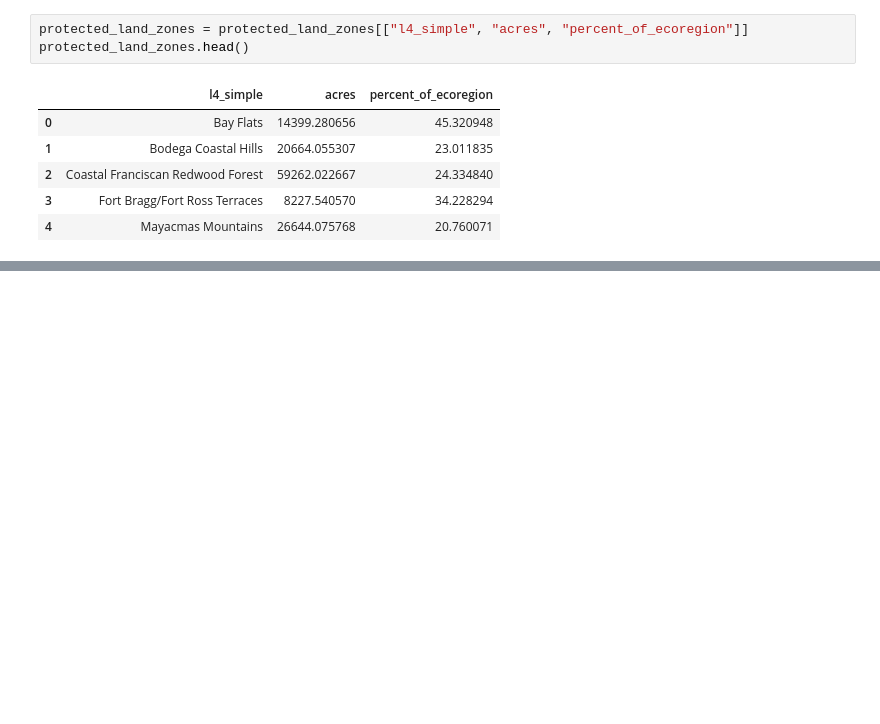
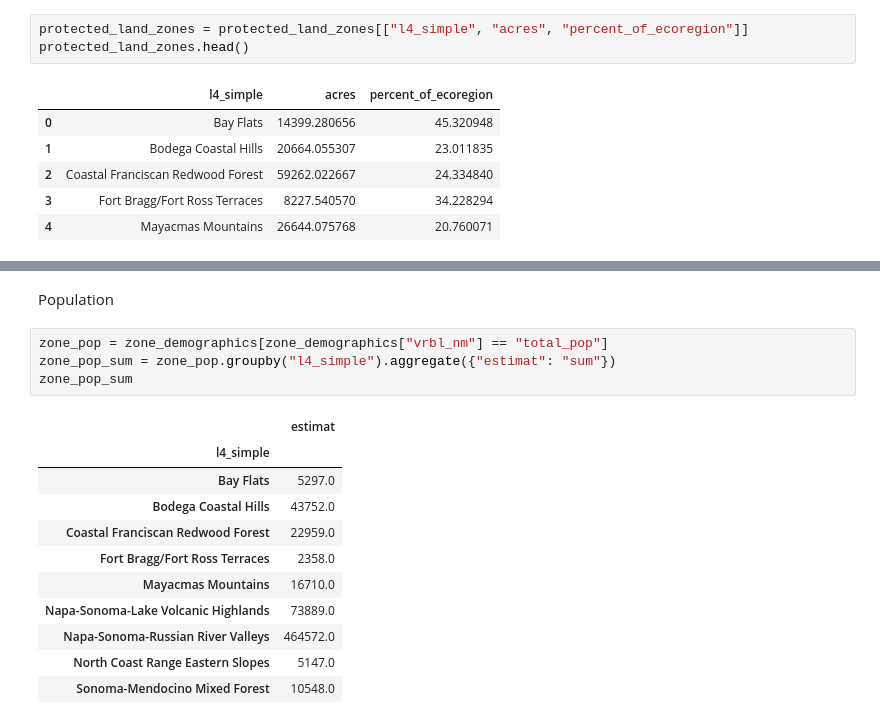
Before and after one commit to acmarley-erg/soco_resilience, a Jupyter notebook: py/zone_stats.ipynb, the cells around one changed output, grey strips where cells are left out. Cells and saved outputs as stored; diff of their text form; blank space fills up the shorter version.

```diff
--- a/py/zone_stats.ipynb
+++ b/py/zone_stats.ipynb
@@ -473,0 +495,18 @@ protected_land_zones.head()
+# %% [markdown]
+Population
+# %%
+zone_pop = zone_demographics[zone_demographics["vrbl_nm"] == "total_pop"]
+zone_pop_sum = zone_pop.groupby("l4_simple").aggregate({"estimat": "sum"})
+zone_pop_sum
+# %% [output]
+|  | estimat |
+| l4_simple |  |
+| Bay Flats | 5297.0 |
+| Bodega Coastal Hills | 43752.0 |
+| Coastal Franciscan Redwood Forest | 22959.0 |
+| Fort Bragg/Fort Ross Terraces | 2358.0 |
+| Mayacmas Mountains | 16710.0 |
+| Napa-Sonoma-Lake Volcanic Highlands | 73889.0 |
+| Napa-Sonoma-Russian River Valleys | 464572.0 |
+| North Coast Range Eastern Slopes | 5147.0 |
+| Sonoma-Mendocino Mixed Forest | 10548.0 |
```
Also changed, not shown: parts of 6 cells of this notebook.
